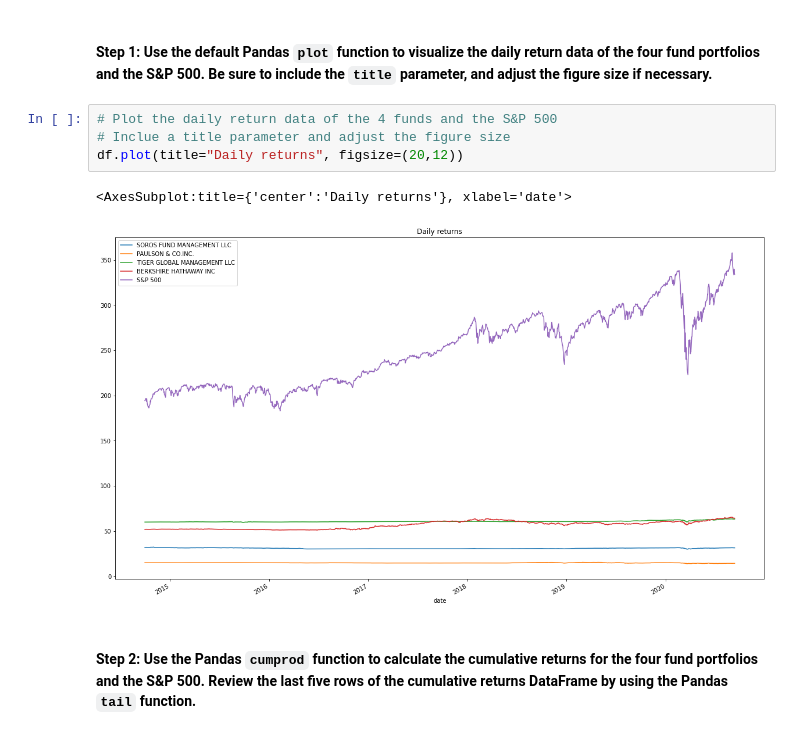
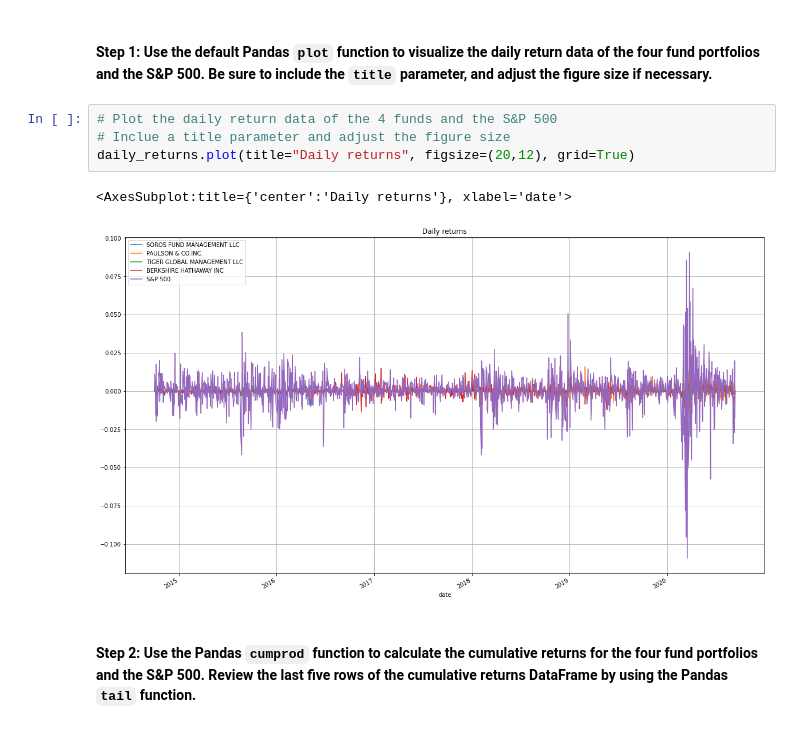
Before and after one commit to lkhodel/bftbc-c4, a Jupyter notebook: risk_return_analysis.ipynb, the cells around one changed output. Saved outputs shown, nothing was run; the diff lists cells and outputs as text.

```diff
--- a/risk_return_analysis.ipynb
+++ b/risk_return_analysis.ipynb
@@ -155,10 +155,10 @@ Analyze the data to determine if any of the portfolios outperform the broader st
 # %%
 # Plot the daily return data of the 4 funds and the S&P 500
 # Inclue a title parameter and adjust the figure size
-df.plot(title="Daily returns", figsize=(20,12))
+daily_returns.plot(title="Daily returns", figsize=(20,12), grid=True)
 # %% [output]
 <AxesSubplot:title={'center':'Daily returns'}, xlabel='date'>
-[figure, old version]
+[figure, new version]
 # %% [markdown]
 #### Step 2: Use the Pandas `cumprod` function to calculate the cumulative returns for the four fund portfolios and the S&P 500. Review the last five rows of the cumulative returns DataFrame by using the Pandas `tail` function.
 # %%
```
Also changed, not shown: parts of 3 cells of this notebook.
